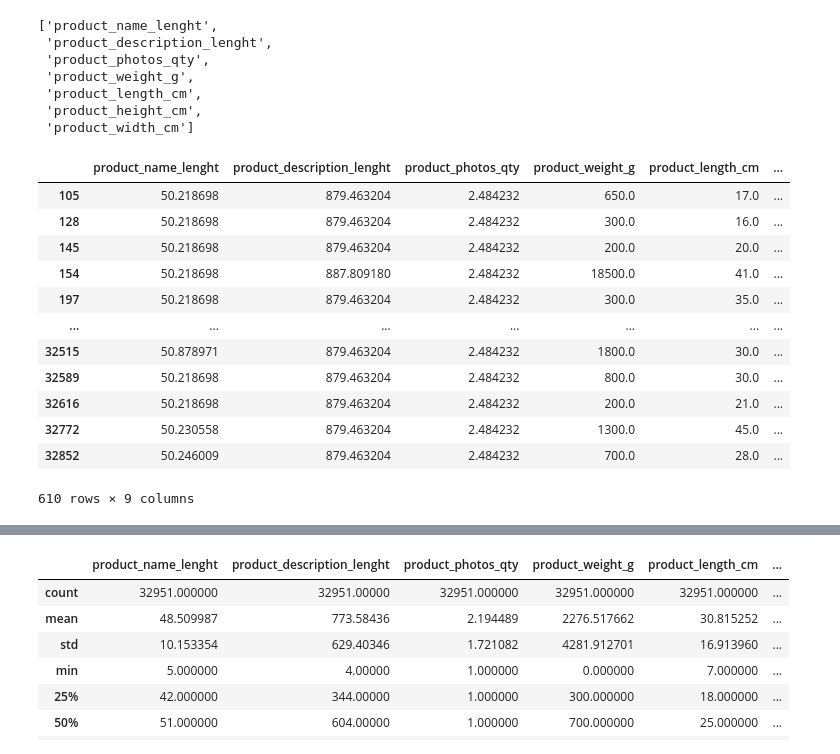
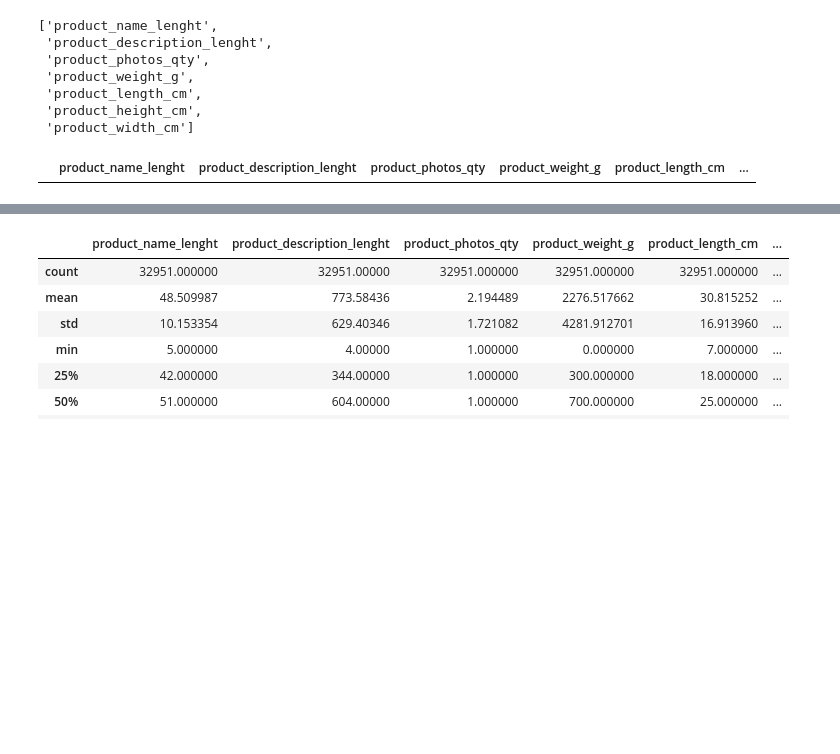
Before and after one commit to g-awaine/y3s2_caie_assessment, a Jupyter notebook: annex/cleaning.ipynb, the cells around one changed output, grey strips where cells are left out. Cells and saved outputs as stored; diff of their text form; code cells hidden in the pictures; blank space fills up the shorter version.

```diff
--- a/annex/cleaning.ipynb
+++ b/annex/cleaning.ipynb
@@ -493,7 +470,7 @@ from sklearn.impute import IterativeImputer
 # standardize_cities(geolocation_df, city_column='geolocation_city', city_list=''):
 # %%
 
-def impute_entries(df: pd.DataFrame, imputation_parameters: dict) -> pd.DataFrame:
+def mice_impute_entries(df: pd.DataFrame, imputation_parameters: dict) -> pd.DataFrame:
     """
     Imputes entries in the DataFrame using MICE.
 
@@ -510,8 +487,8 @@ def impute_entries(df: pd.DataFrame, imputation_parameters: dict) -> pd.DataFram
     """
     try:
         # Identify the numerical and categorical columns from the significant columns
-        numerical_cols = imputation_parameters.get('significant_numerical_columns', [])
-        categorical_cols = imputation_parameters.get('significant_categorical_columns', [])
+        numerical_cols = imputation_parameters.get('numerical_columns', [])
+        categorical_cols = imputation_parameters.get('categorical_columns', [])
 
         # Get the max iteration and random state for the MICE imputer
         max_iter = imputation_parameters.get('max_iter', 10)
@@ -604,8 +581,8 @@ def impute_entries(df: pd.DataFrame, imputation_parameters: dict) -> pd.DataFram
         return df
 # %%
 imputation_parameters = {
-    'significant_numerical_columns': list(products_df.columns.drop(['product_id', 'product_category_name'])),
-    'significant_categorical_columns': [],
+    'numerical_columns': list(products_df.columns.drop(['product_id', 'product_category_name'])),
+    'categorical_columns': [],
     'max_iter': 100,
     'random_state': 42
 }
@@ -620,22 +597,10 @@ list(products_df.columns.drop(['product_id', 'product_category_name']))
  'product_height_cm',
  'product_width_cm']
 # %%
-dataset = impute_entries(products_df, imputation_parameters)
+dataset = mice_impute_entries(products_df, imputation_parameters)
 dataset[dataset.isna().any(axis=1)]
 # %% [output]
 |  | product_name_lenght | product_description_lenght | product_photos_qty | product_weight_g | product_length_cm | ... |
-| 105 | 50.218698 | 879.463204 | 2.484232 | 650.0 | 17.0 | ... |
-| 128 | 50.218698 | 879.463204 | 2.484232 | 300.0 | 16.0 | ... |
-| 145 | 50.218698 | 879.463204 | 2.484232 | 200.0 | 20.0 | ... |
-| 154 | 50.218698 | 887.809180 | 2.484232 | 18500.0 | 41.0 | ... |
-| 197 | 50.218698 | 879.463204 | 2.484232 | 300.0 | 35.0 | ... |
-| ... | ... | ... | ... | ... | ... | ... |
-| 32515 | 50.878971 | 879.463204 | 2.484232 | 1800.0 | 30.0 | ... |
-| 32589 | 50.218698 | 879.463204 | 2.484232 | 800.0 | 30.0 | ... |
-| 32616 | 50.218698 | 879.463204 | 2.484232 | 200.0 | 21.0 | ... |
-| 32772 | 50.230558 | 879.463204 | 2.484232 | 1300.0 | 45.0 | ... |
-| 32852 | 50.246009 | 879.463204 | 2.484232 | 700.0 | 28.0 | ... |
-610 rows × 9 columns
 # %%
 products_df[products_df.isna().any(axis=1)]
 # %% [output]
```
Also changed, not shown: parts of 12 cells of this notebook, 6 other files.
